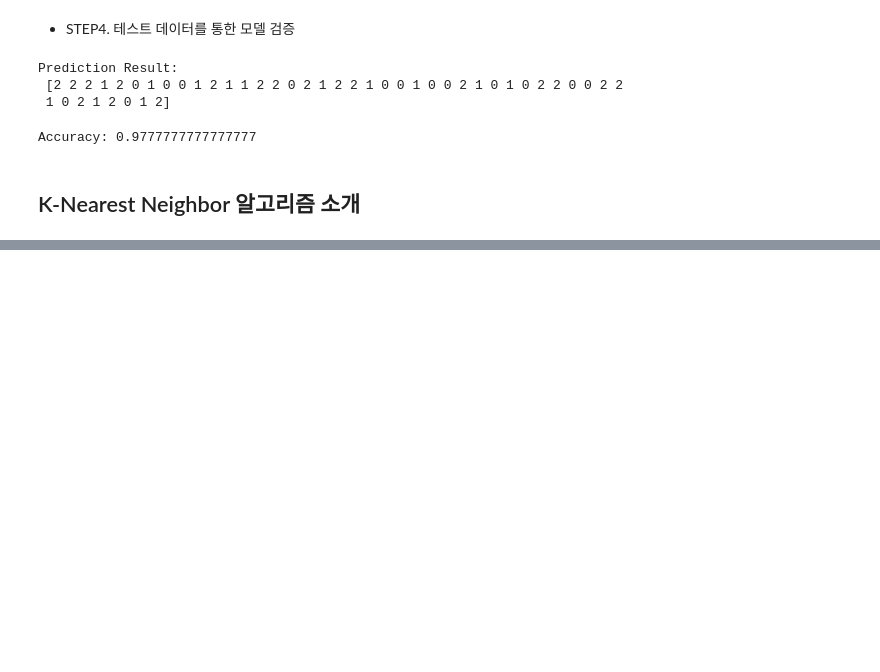
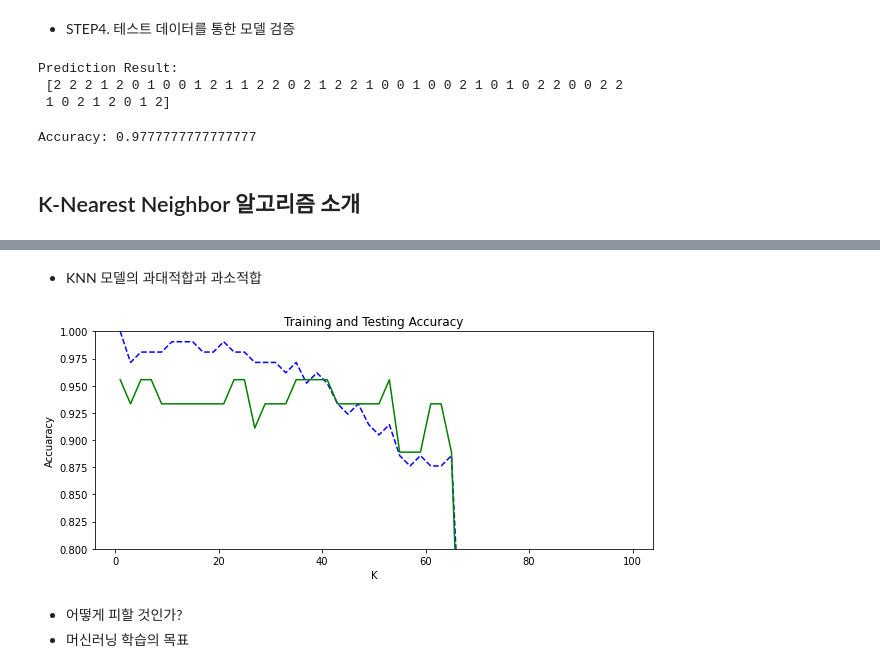
Before and after one commit to plumwiserim/data-analysis-2, a Jupyter notebook: Class6.ipynb, the cells around one changed output, grey strips where cells are left out. Saved outputs shown, nothing was run; the diff lists cells and outputs as text; code cells hidden in the pictures; blank space fills up the shorter version.

Commit message:
Colaboratory를 통해 생성됨 - K-Nearest Neighbor 알고리즘 소개

```diff
--- a/Class6.ipynb
+++ b/Class6.ipynb
@@ -224,0 +239,43 @@ Accuracy: 0.9777777777777777
+# %% [markdown]
+- KNN 모델의 과대적합과 과소적합
+# %%
+import matplotlib.pyplot as plt
+
+# 사이킷런 모듈 로딩
+from sklearn.datasets import load_iris
+from sklearn.model_selection import train_test_split
+from sklearn.neighbors import KNeighborsClassifier
+
+# 데이터셋 로딩
+iris = load_iris()
+
+# 데이터셋 분할
+x_train, x_test, y_train, y_test = train_test_split(iris.data, iris.target, test_size=0.3)
+# %%
+# k 값 생성
+k_list = range(1, 100, 2)
+acc_train = []
+acc_test = []
+
+# k 을 변경하면서 knn 모델 학습 및 검증 수행
+for k in k_list :
+  knn = KNeighborsClassifier(n_neighbors=k)
+  knn.fit(x_train, y_train)
+
+  acc_train.append(knn.score(x_train, y_train))
+  acc_test.append(knn.score(x_test, y_test))
+# %%
+# 시각화
+plt.figure(figsize=(10, 4))
+plt.plot(k_list, acc_train, 'b--')
+plt.plot(k_list, acc_test, 'g')
+plt.title("Training and Testing Accuracy")
+plt.xlabel("K")
+plt.ylabel("Accuaracy")
+plt.ylim(0.8, 1.0)
+plt.show()
+# %% [output]
+[figure, added]
+# %% [markdown]
+- 어떻게 피할 것인가?
+- 머신러닝 학습의 목표
```
Also changed, not shown: parts of 3 cells of this notebook.
